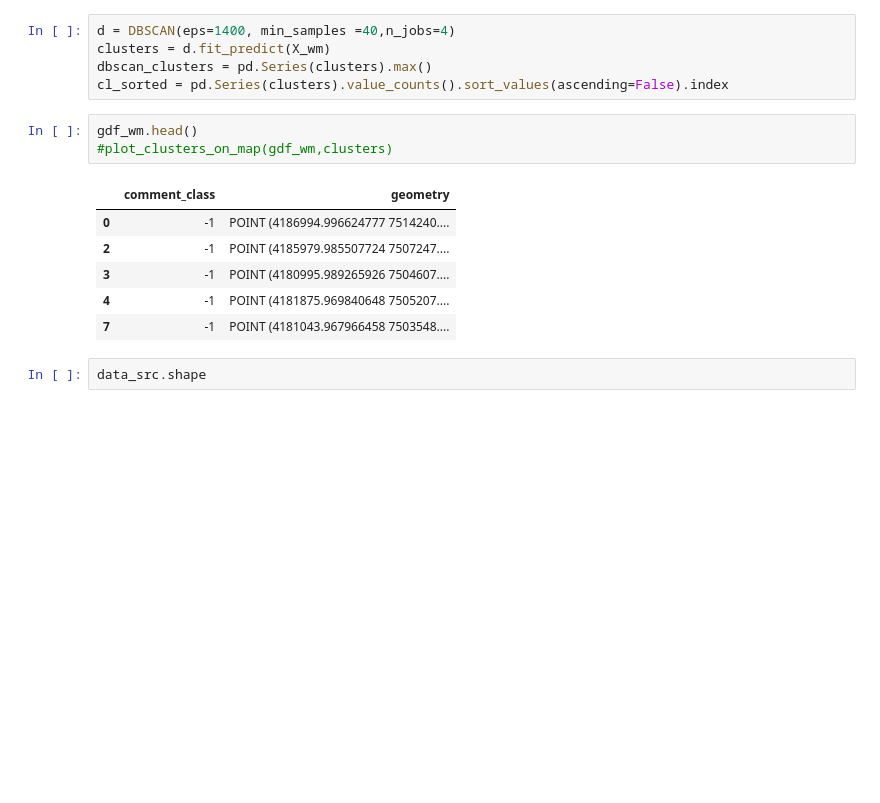
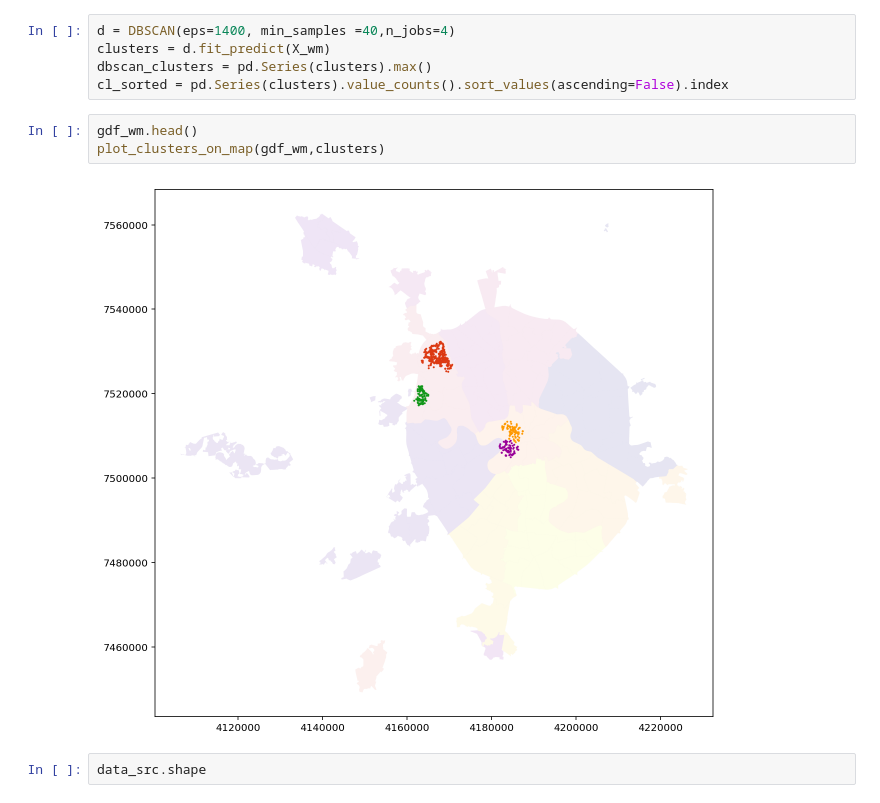
Before and after one commit to tekuchev/tekuchev_netology, a Jupyter notebook: 2.6/Clustering_homework.ipynb, the cells around one changed output. Saved outputs shown, nothing was run; the diff lists cells and outputs as text; blank space fills up the shorter version.

```diff
--- a/2.6/Clustering_homework.ipynb
+++ b/2.6/Clustering_homework.ipynb
@@ -207,14 +207,9 @@ dbscan_clusters = pd.Series(clusters).max()
 cl_sorted = pd.Series(clusters).value_counts().sort_values(ascending=False).index
 # %%
 gdf_wm.head()
-#plot_clusters_on_map(gdf_wm,clusters)
+plot_clusters_on_map(gdf_wm,clusters)
 # %% [output]
-|  | comment_class | geometry |
-| 0 | -1 | POINT (4186994.996624777 7514240.... |
-| 2 | -1 | POINT (4185979.985507724 7507247.... |
-| 3 | -1 | POINT (4180995.989265926 7504607.... |
-| 4 | -1 | POINT (4181875.969840648 7505207.... |
-| 7 | -1 | POINT (4181043.967966458 7503548.... |
+[figure, added]
 # %%
 data_src.shape
 # %% [output]
```
Also changed, not shown: 2 other files.
